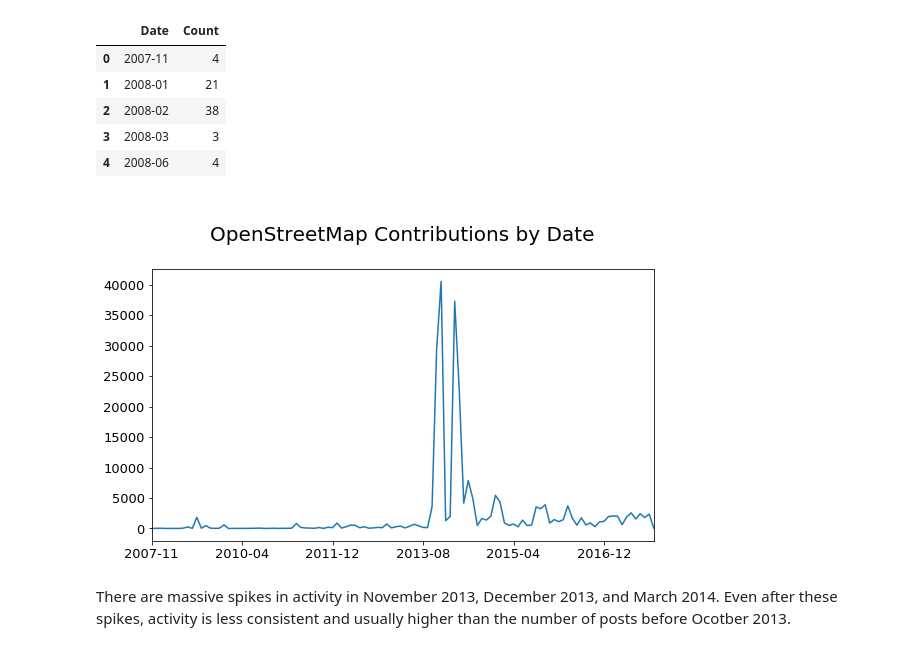
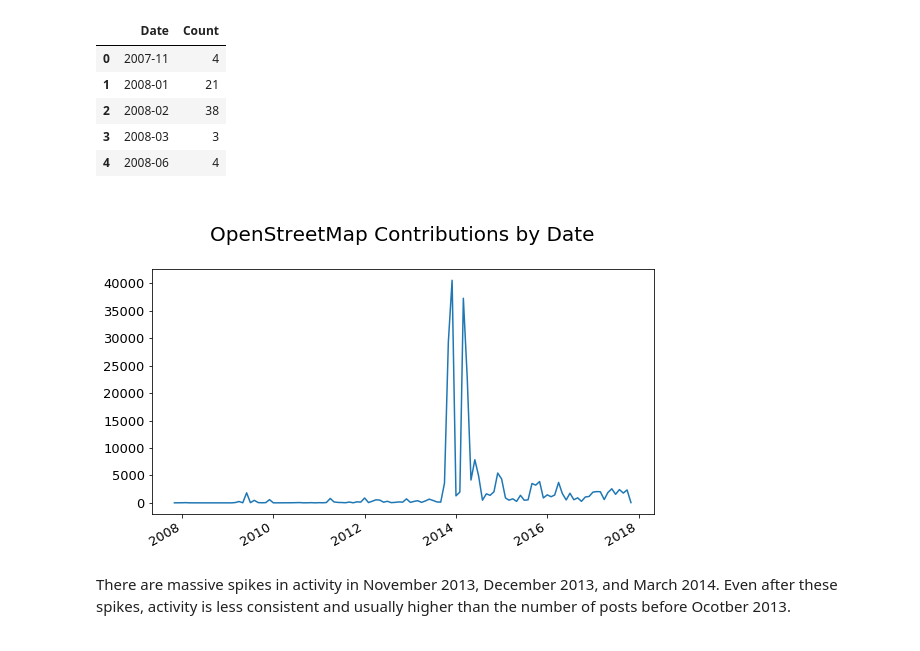
Before and after one commit to jaclynrich/manhattan-osm-wrangling, a Jupyter notebook: output_and_report/OpenStreetMap Data Wrangling and Case Study.ipynb, the cells around one changed output. Drawn from its saved outputs; the diff is of its cells as text; code cells hidden in the pictures.

```diff
--- a/output_and_report/OpenStreetMap Data Wrangling and Case Study.ipynb
+++ b/output_and_report/OpenStreetMap Data Wrangling and Case Study.ipynb
@@ -234,11 +235,13 @@ Done.
 | 3 | 2008-03 | 3 |
 | 4 | 2008-06 | 4 |
 # %%
+df['Date'] = df['Date'].apply(pd.to_datetime)
+
 ax = df.plot(x='Date', y='Count', legend=False, figsize=(9,5), fontsize=13);
 ax.set_title('\nOpenStreetMap Contributions by Date\n', fontsize= 20)
 ax.set_xlabel('');
 # %% [output]
-[figure, old version]
+[figure, new version]
 # %% [markdown]
 There are massive spikes in activity in November 2013, December 2013, and March 2014.
 Even after these spikes, activity is less consistent and usually higher than the number of posts before Ocotber 2013.
```
Also changed, not shown: parts of 5 cells of this notebook.
